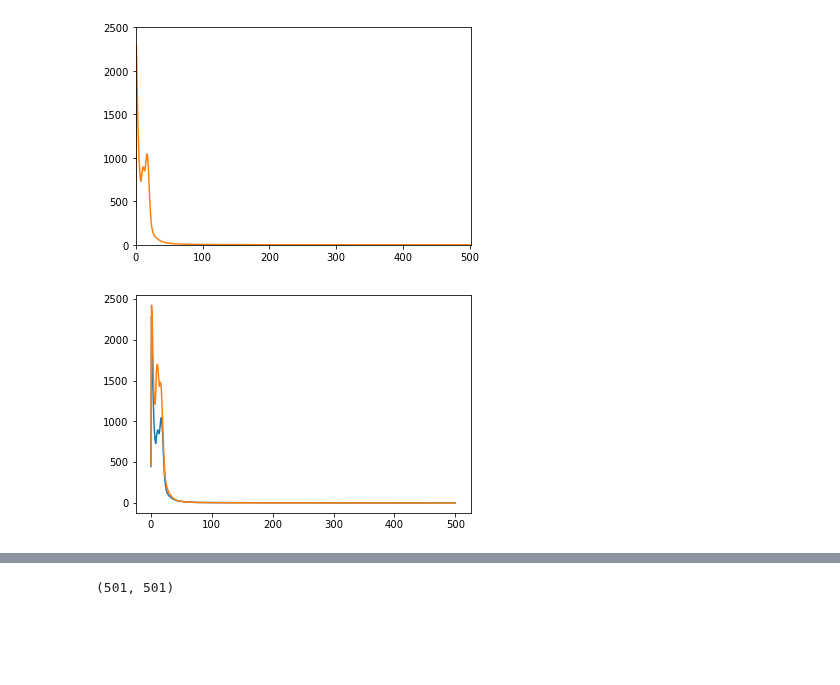
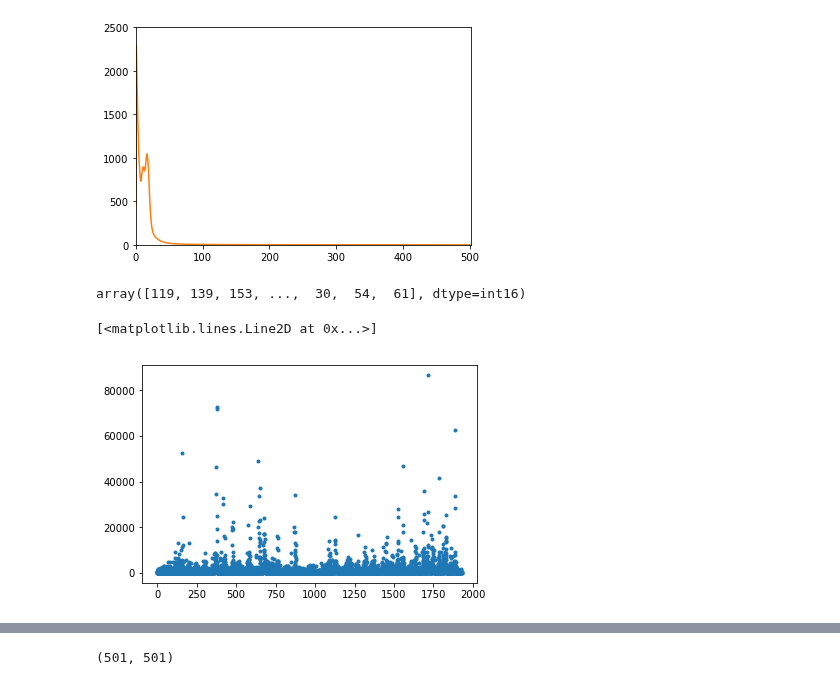
Before and after one commit to voytekresearch/SpectralCA, a Jupyter notebook: analysis_notebooks/exp_comparisons.ipynb, the cells around one changed output, grey strips where cells are left out. Saved outputs shown, nothing was run; the diff lists cells and outputs as text; code cells hidden in the pictures; blank space fills up the shorter version.

```diff
--- a/analysis_notebooks/exp_comparisons.ipynb
+++ b/analysis_notebooks/exp_comparisons.ipynb
@@ -41,3 +42,7 @@ _= plt.xlim([0,501])
 _= plt.ylim([0,2500])
 # %% [output]
 [figure]
+# %%
+data[0]
+# %% [output]
+array([119, 139, 153, ...,  30,  54,  61], dtype=int16)
@@ -44,11 +51,22 @@ _= plt.ylim([0,2500])
 # %%
 from scipy.stats import expon
+import scipy as sp
 import matplotlib.pyplot as plt
 fig, ax = plt.subplots(1, 1)
 mean, var, skew, kurt = expon.stats(moments='mvsk')
-x = np.linspace(expon.ppf(0.01), expon.ppf(0.99), 501)
+#x = np.arange(1,50)
 #ax.plot(x, expon.pdf(x),'r-', lw=5, alpha=0.6, label='expon pdf')
-_ = ax.plot(psd_[0])
-_ = ax.plot(psd_[1])
+#_ = ax.plot(psd_[0][:100])
+# _ = ax.plot(psd_[1])
+x, y, spg_ = sp.signal.spectrogram(data[0],fs=fs,nperseg=nperseg/2,noverlap=noverlap/2)
+_, scale_ = sp.stats.expon.fit(spg_[0],floc=0)
+#_ = ax.plot(x,scale_*np.exp(-(1/scale_)*x))
+#np.exp(scale_*x)
+#scale_
+# expon.fit()
+for i in x
+plt.plot(y,spg_[2],'.')
+# x
 # %% [output]
+[<matplotlib.lines.Line2D at 0x...>]
-[figure, old version]
+[figure, new version]
```
Also changed, not shown: parts of 7 cells of this notebook.
